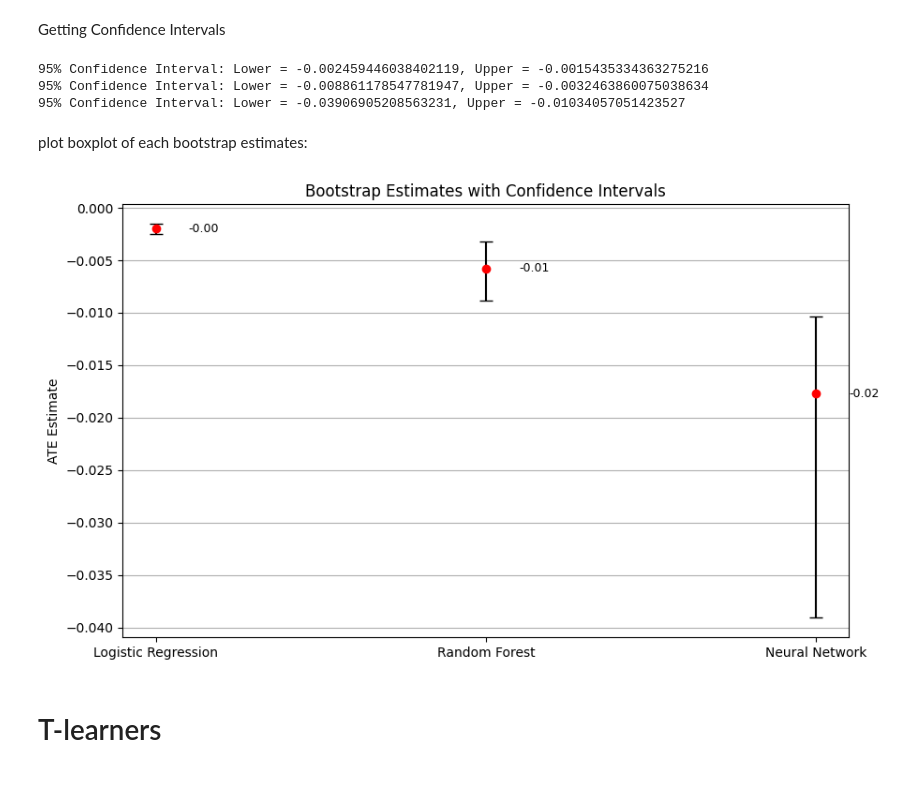
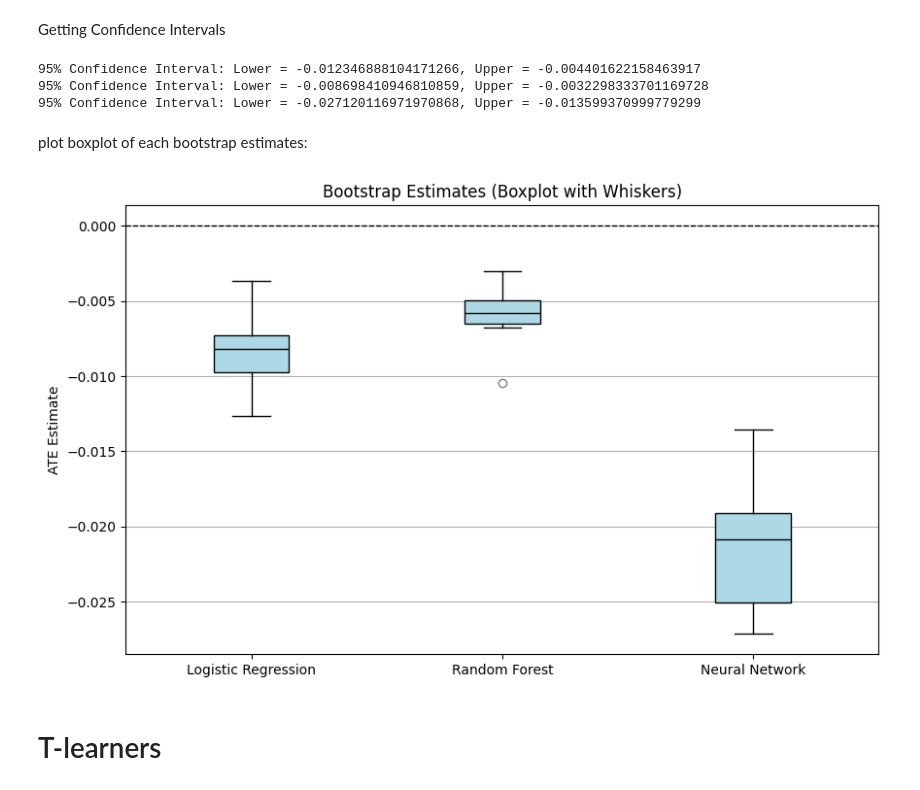
Before and after one commit to Noam-Sasson/Causal-Inference-Breastfeeding-and-Infant-Mortality, a Jupyter notebook: direct_estimation.ipynb, the cells around one changed output. Drawn from its saved outputs; the diff is of its cells as text; code cells hidden in the pictures.

```diff
--- a/direct_estimation.ipynb
+++ b/direct_estimation.ipynb
@@ -45,15 +45,15 @@ X_train, X_val, T_train, T_val, y_train, y_val = train_test_split(X, T, y, test_
 # %% [markdown]
 scale data:
 # %%
-# from sklearn.preprocessing import StandardScaler
+from sklearn.preprocessing import StandardScaler
 
-# scaler = StandardScaler()
+scaler = StandardScaler()
 
-# X_train_scaled_features = scaler.fit_transform(X_train.values)
-# X_train= pd.DataFrame(X_train_scaled_features, index=X_train.index, columns=X_train.columns)
+X_train_scaled_features = scaler.fit_transform(X_train.values)
+X_train= pd.DataFrame(X_train_scaled_features, index=X_train.index, columns=X_train.columns)
 
-# X_val_scaled_features = scaler.transform(X_val.values)
-# X_val = pd.DataFrame(X_val_scaled_features, index=X_val.index, columns=X_val.columns)
+X_val_scaled_features = scaler.transform(X_val.values)
+X_val = pd.DataFrame(X_val_scaled_features, index=X_val.index, columns=X_val.columns)
 # %%
 def accuracy_score(y_true, y_pred):
     return np.mean(y_true == y_pred)
@@ -380,11 +381,11 @@ max_point_weighted, min_point_weighted = check_overlap_and_get_trimming_points(p
 # %%
-chosen_propensity_model = propensity_model_reg_with_weights
+chosen_propensity_model = propensity_model_reg
 # %% [markdown]
 decide trimming points
 # %%
 T_train_prop = chosen_propensity_model.predict_proba(X_train)[:, 1]
 
-mask_train = (T_train_prop > min_point_weighted) & (T_train_prop < max_point_weighted)
+mask_train = (T_train_prop > min_point) & (T_train_prop < max_point)
 X_train_trimmed = X_train[mask_train]
 T_train_trimmed = T_train[mask_train]
 y_train_trimmed = y_train[mask_train]
@@ -394,7 +395,7 @@ print("number of examples removed in train:", X_train.shape[0] - X_train_trimmed
 print("number of examples in train after trimming:", X_train_trimmed.shape[0])
 
 T_val_prop = chosen_propensity_model.predict_proba(X_val)[:, 1]
-mask_val = (T_val_prop > min_point_weighted) & (T_val_prop < max_point_weighted)
+mask_val = (T_val_prop > min_point) & (T_val_prop < max_point)
 X_val_trimmed = X_val[mask_val]
 T_val_trimmed = T_val[mask_val]
 y_val_trimmed = y_val[mask_val]
@@ -1012,9 +989,9 @@ bootstrap_reses_s_learner = {
     "nn": s_learner_confidence_intervals(dummy_nn_model, X_train_trimmed, y_train_trimmed, X_val_trimmed, y_val_trimmed),
 }
 # %% [output]
-95% Confidence Interval: Lower = -0.002459446038402119, Upper = -0.0015435334363275216
-95% Confidence Interval: Lower = -0.008861178547781947, Upper = -0.0032463860075038634
-95% Confidence Interval: Lower = -0.03906905208563231, Upper = -0.01034057051423527
+95% Confidence Interval: Lower = -0.012346888104171266, Upper = -0.004401622158463917
+95% Confidence Interval: Lower = -0.008698410946810859, Upper = -0.0032298333701169728
+95% Confidence Interval: Lower = -0.027120116971970868, Upper = -0.013599370999779299
 # %% [markdown]
 plot boxplot of each bootstrap estimates:
 # %%
@@ -1030,35 +1007,68 @@ def plot_bootstrap_estimates(bootstrap_estimates_list, titles, dot_color = "red"
         mean_est = np.mean(res)
         lower = np.percentile(res, (100 - ci) / 2)
         upper = np.percentile(res, 100 - (100 - ci) / 2)
 
         if mean_est - lower > 0 and upper - mean_est > 0:
             # Error bar with caps
             plt.errorbar(
                 i, mean_est,
                 yerr=[[mean_est - lower], [upper - mean_est]],
                 fmt="o", color= dot_color, ecolor="black", capsize=5, markersize=6
             )
         else:
             # Error bar without caps
             plt.errorbar(
                 i, mean_est,
                 # yerr=[[mean_est - lower], [upper - mean_est]],
                 fmt="o", color= dot_color, ecolor="black", capsize=0, markersize=6
             )
 
         # Add label with mean value
         plt.text(i + 0.1, mean_est, f"{mean_est:.2f}", va="center", fontsize=9)
 
     plt.title("Bootstrap Estimates with Confidence Intervals")
     plt.ylabel("ATE Estimate")
     # plt.xlabel("Models", fontsize=8)
     plt.xticks(range(1, len(bootstrap_estimates_list) + 1),
                titles)
     plt.grid(True, axis="y")
     plt.show()
-plot_bootstrap_estimates([v[1] for v in bootstrap_reses_s_learner.values()], ['Logistic Regression', 'Random Forest', 'Neural Network'])
+
+def plot_bootstrap_estimates_boxplot(bootstrap_estimates_list, titles, box_color="lightblue", show_mean=True):
+    plt.figure(figsize=(10, 6))
+
+    # Add horizontal black line at 0
+    plt.axhline(0, color="black", linestyle="--", linewidth=1)
+
+    # Classic boxplot with whiskers
+    box = plt.boxplot(
+        bootstrap_estimates_list,
+        labels=titles,
+        patch_artist=True,
+        notch=False,
+        showfliers=True,  # set False if you want to hide outliers
+        boxprops=dict(facecolor=box_color, color="black"),
+        medianprops=dict(color="black"),
+        whiskerprops=dict(color="black"),
+        capprops=dict(color="black"),
+        flierprops=dict(marker="o", color="gray", alpha=0.5)
+    )
+
+    # # Optionally add mean values as red dots with labels
+    # if show_mean:
+    #     for i, res in enumerate(bootstrap_estimates_list, start=1):
+    #         mean_est = np.mean(res)
+    #         plt.plot(i, mean_est, "o", color=dot_color)
+    #         plt.text(i + 0.1, mean_est, f"{mean_est:.2f}", va="center", fontsize=9, color=dot_color)
+
+    plt.title("Bootstrap Estimates (Boxplot with Whiskers)")
+    plt.ylabel("ATE Estimate")
+    plt.grid(True, axis="y")
+    plt.show()
+
+plot_bootstrap_estimates_boxplot([v[1] for v in bootstrap_reses_s_learner.values()], ['Logistic Regression', 'Random Forest', 'Neural Network'], box_color="lightblue")
 # %% [output]
-[figure, old version]
+[figure, new version]
 # %%
 # save bootstrap reses to json file
 import json
```
Also changed, not shown: parts of 35 cells of this notebook, 51 other files.
